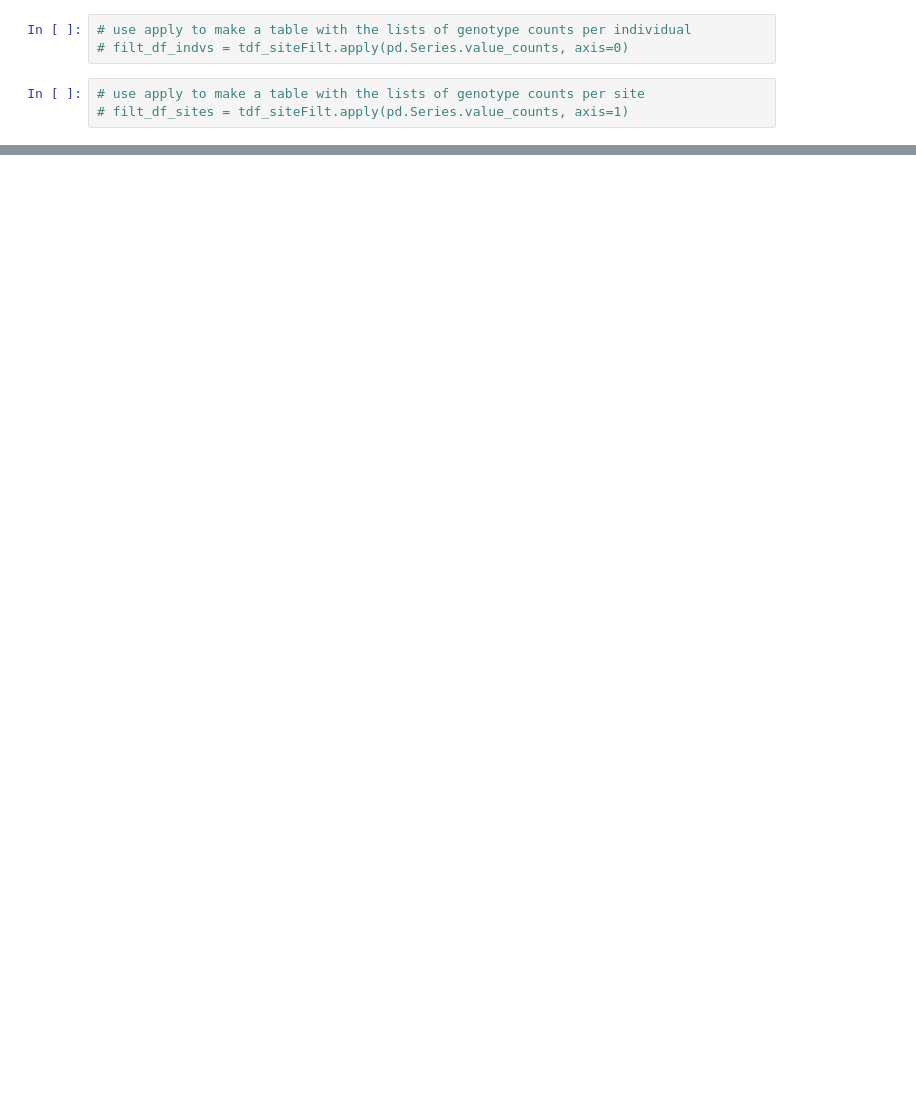
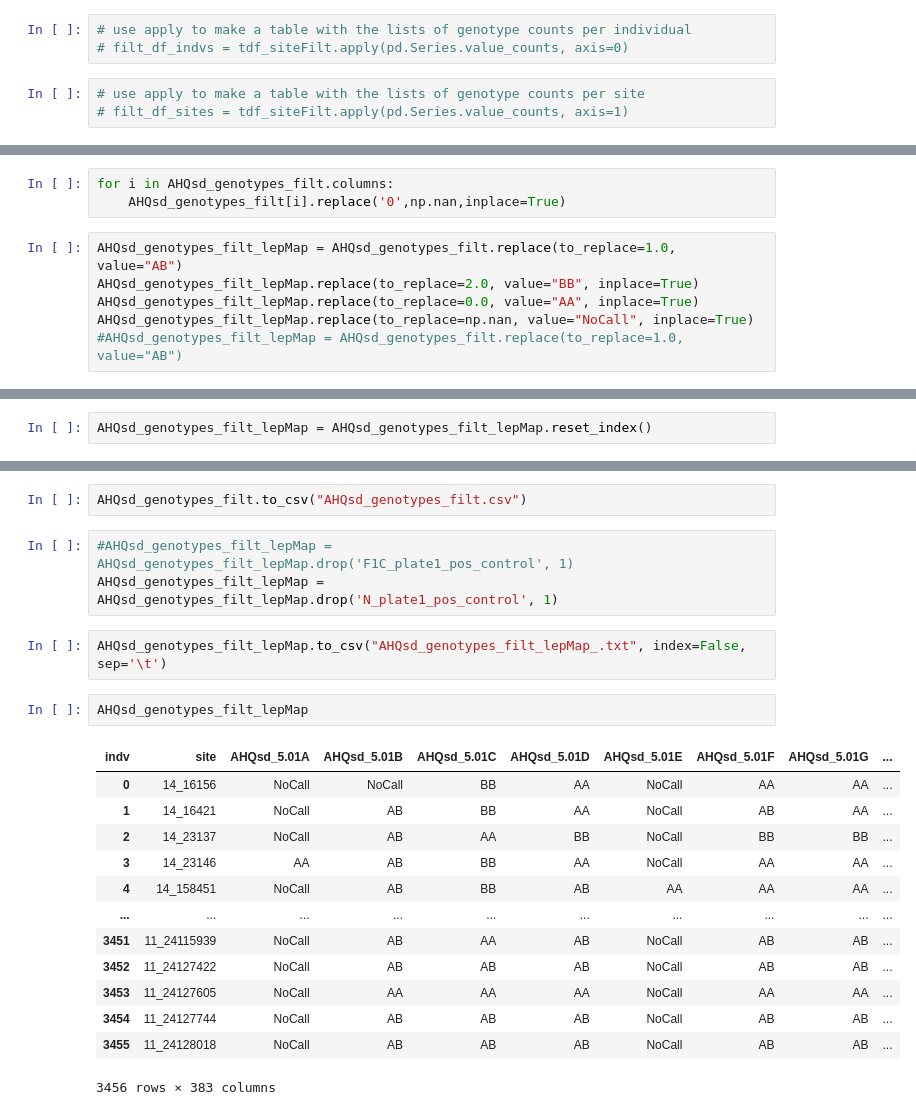
Before and after one commit to bergcolette/AHQsd_analyses, a Jupyter notebook: SNP_filtering.ipynb, the cells around one changed output, grey strips where cells are left out. Cells and saved outputs as stored; diff of their text form; blank space fills up the shorter version.

```diff
--- a/SNP_filtering.ipynb
+++ b/SNP_filtering.ipynb
@@ -69,0 +164,9 @@ AHQsd_genotypes_filt.to_parquet("AHQsd_genotypes_filt.parquet")
+# %%
+for i in AHQsd_genotypes_filt.columns:
+    AHQsd_genotypes_filt[i].replace('0',np.nan,inplace=True)
+# %%
+AHQsd_genotypes_filt_lepMap = AHQsd_genotypes_filt.replace(to_replace=1.0, value="AB")
+AHQsd_genotypes_filt_lepMap.replace(to_replace=2.0, value="BB", inplace=True)
+AHQsd_genotypes_filt_lepMap.replace(to_replace=0.0, value="AA", inplace=True)
+AHQsd_genotypes_filt_lepMap.replace(to_replace=np.nan, value="NoCall", inplace=True)
+#AHQsd_genotypes_filt_lepMap = AHQsd_genotypes_filt.replace(to_replace=1.0, value="AB")
@@ -69,0 +190,2 @@ AHQsd_genotypes_filt.to_parquet("AHQsd_genotypes_filt.parquet")
+# %%
+AHQsd_genotypes_filt_lepMap = AHQsd_genotypes_filt_lepMap.reset_index()
@@ -69,0 +208,23 @@ AHQsd_genotypes_filt.to_parquet("AHQsd_genotypes_filt.parquet")
+# %%
+AHQsd_genotypes_filt.to_csv("AHQsd_genotypes_filt.csv")
+# %%
+#AHQsd_genotypes_filt_lepMap = AHQsd_genotypes_filt_lepMap.drop('F1C_plate1_pos_control', 1)
+AHQsd_genotypes_filt_lepMap = AHQsd_genotypes_filt_lepMap.drop('N_plate1_pos_control', 1)
+# %%
+AHQsd_genotypes_filt_lepMap.to_csv("AHQsd_genotypes_filt_lepMap_.txt", index=False, sep='\t')
+# %%
+AHQsd_genotypes_filt_lepMap
+# %% [output]
+| indv | site | AHQsd_5.01A | AHQsd_5.01B | AHQsd_5.01C | AHQsd_5.01D | AHQsd_5.01E | AHQsd_5.01F | AHQsd_5.01G | ... |
+| 0 | 14_16156 | NoCall | NoCall | BB | AA | NoCall | AA | AA | ... |
+| 1 | 14_16421 | NoCall | AB | BB | AA | NoCall | AB | AA | ... |
+| 2 | 14_23137 | NoCall | AB | AA | BB | NoCall | BB | BB | ... |
+| 3 | 14_23146 | AA | AB | BB | AA | NoCall | AA | AA | ... |
+| 4 | 14_158451 | NoCall | AB | BB | AB | AA | AA | AA | ... |
+| ... | ... | ... | ... | ... | ... | ... | ... | ... | ... |
+| 3451 | 11_24115939 | NoCall | AB | AA | AB | NoCall | AB | AB | ... |
+| 3452 | 11_24127422 | NoCall | AB | AB | AB | NoCall | AB | AB | ... |
+| 3453 | 11_24127605 | NoCall | AA | AA | AA | NoCall | AA | AA | ... |
+| 3454 | 11_24127744 | NoCall | AB | AB | AB | NoCall | AB | AB | ... |
+| 3455 | 11_24128018 | NoCall | AB | AB | AB | NoCall | AB | AB | ... |
+3456 rows × 383 columns
```
Also changed, not shown: parts of 30 cells of this notebook.
